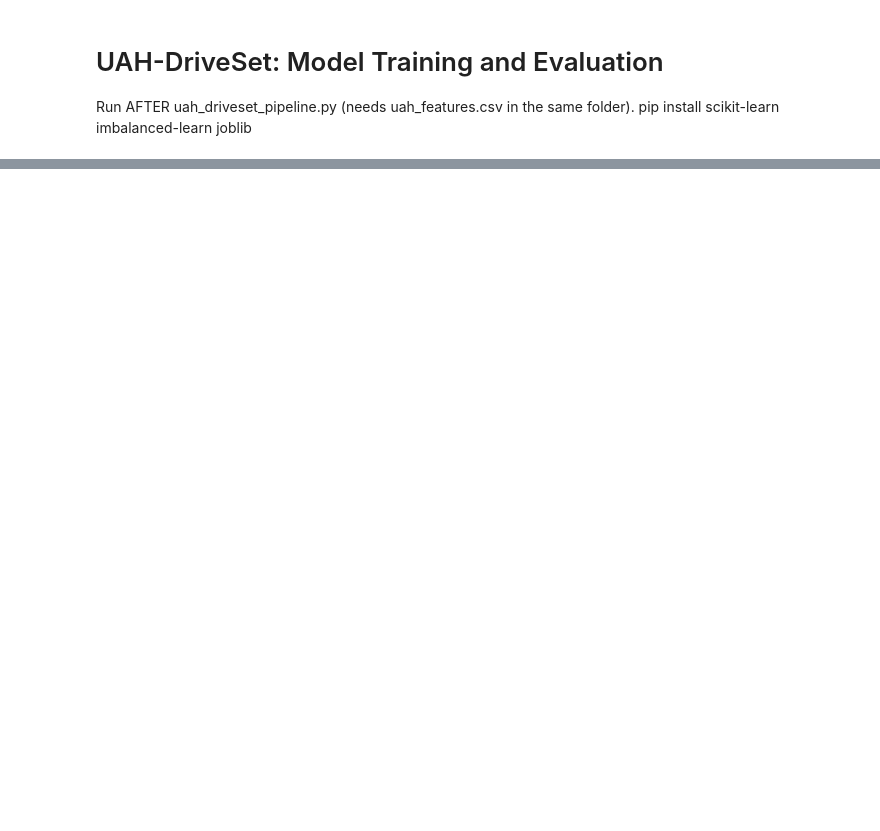
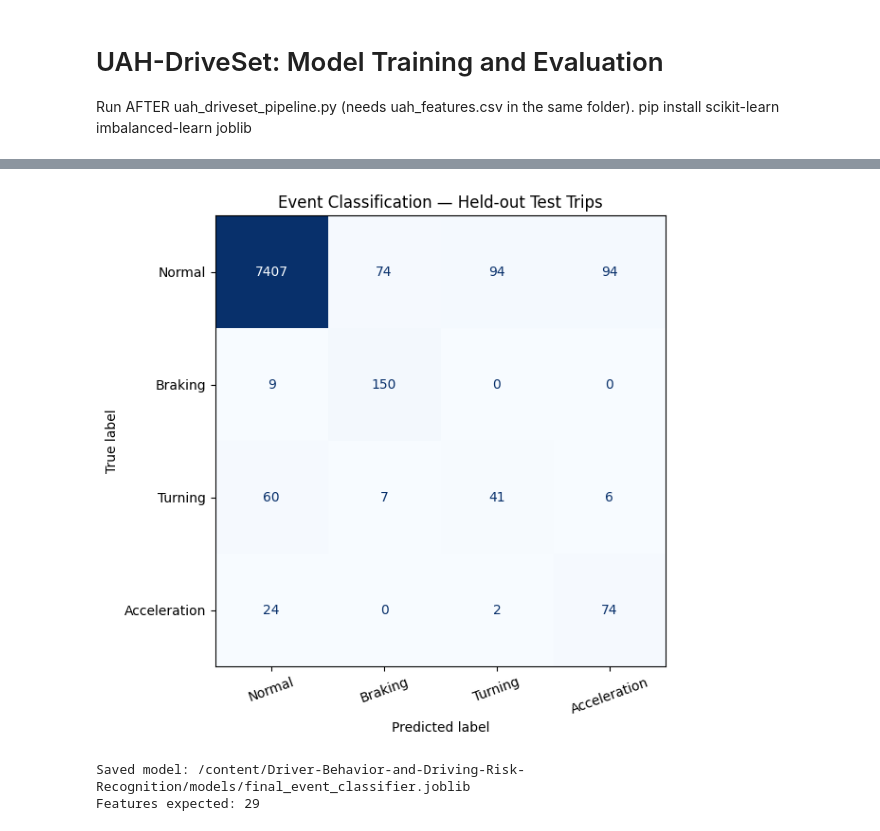
Before and after one commit to sarangmarath/Driver-Behavior-and-Driving-Risk-Recognition, a Jupyter notebook: notebooks/train_models.ipynb, the cells around one changed output, grey strips where cells are left out. Saved outputs shown, nothing was run; the diff lists cells and outputs as text; code cells hidden in the pictures; blank space fills up the shorter version.

```diff
--- a/notebooks/train_models.ipynb
+++ b/notebooks/train_models.ipynb
@@ -1199,0 +530,36 @@ plt.show()
+# %%
+# Cell 9: Confusion matrix
+
+cm = confusion_matrix(y_test, y_pred, labels=[0, 1, 2, 3])
+
+fig, ax = plt.subplots(figsize=(8, 6))
+disp = ConfusionMatrixDisplay(
+    confusion_matrix=cm,
+    display_labels=[LABEL_NAMES[i] for i in range(4)]
+)
+disp.plot(ax=ax, cmap="Blues", values_format="d", colorbar=False)
+plt.title("Event Classification — Held-out Test Trips")
+plt.xticks(rotation=20)
+plt.tight_layout()
+
+fig.savefig(
+    PLOTS_DIR / "confusion_matrix.png",
+    dpi=200,
+    bbox_inches="tight"
+)
+plt.show()
+# %% [output]
+[figure, added]
+# %%
+# Cell 10: Save final trained pipeline
+
+import joblib
+
+model_path = MODELS_DIR / "final_event_classifier.joblib"
+joblib.dump(final_pipeline, model_path)
+
+print(f"Saved model: {model_path}")
+print("Features expected:", len(FEATURE_COLUMNS))
+# %% [output]
+Saved model: /content/Driver-Behavior-and-Driving-Risk-Recognition/models/final_event_classifier.joblib
+Features expected: 29
```
Also changed, not shown: parts of 19 cells of this notebook.
